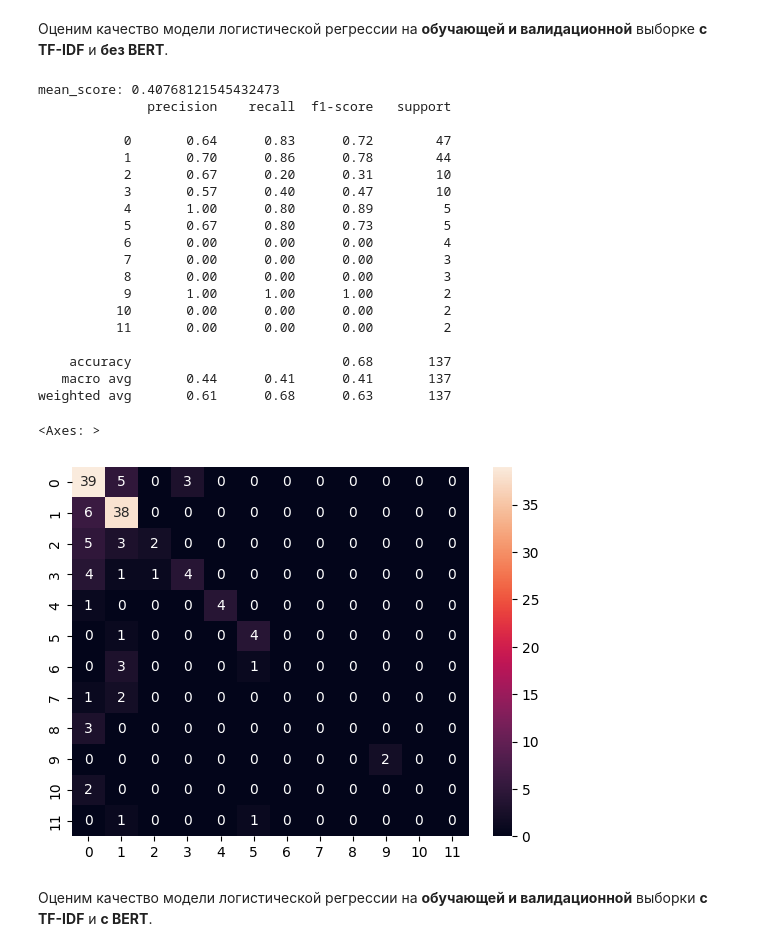
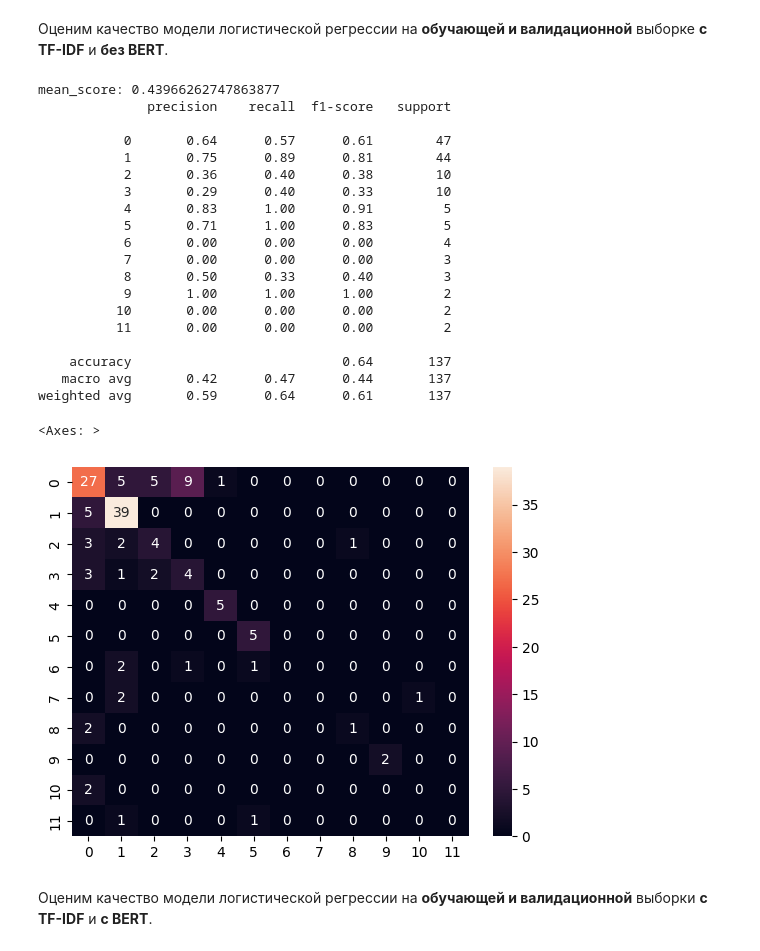
Before and after one commit to Astonish51/GlowByte_NLP_test, a Jupyter notebook: GlowByte_NLP.ipynb, the cells around one changed output. Drawn from its saved outputs; the diff is of its cells as text; code cells hidden in the pictures.

```diff
--- a/GlowByte_NLP.ipynb
+++ b/GlowByte_NLP.ipynb
@@ -562,11 +573,9 @@ tokenizer = AutoTokenizer.from_pretrained(HF, do_lower_case=True)
 model = AutoModel.from_pretrained(HF)
 model.to(device)
 
-scaler = StandardScaler()
+pca_model = PCA(random_state=42)
 
-pca = PCA()
-
-vectorizer = TfidfVectorizer(stop_words='english', lowercase=True, max_features=30000, ngram_range=(1, 4))
+vectorizer = TfidfVectorizer(stop_words='english', lowercase=True, max_features=38000, ngram_range=(1, 4))
 
 scores = []
 
@@ -714,55 +788,55 @@ print(f'mean_score: {np.std(scores_w_bert_clean)}')
 Оценим качество модели логистической регрессии на **обучающей и валидационной** выборке **с TF-IDF** и **без BERT**.
 # %%
 scores_full = []
-model_full = []
 pred_prob_full = []
 
-X_train, X_val, y_train, y_val = dataset_pipeline((train, val),
-                                        (target_train, target_val),
-                                        tokenizer_bert = tokenizer,
-                                        model_bert = model,
-                                        pca = pca,
-                                        tfidf = vectorizer,
-                                        scaler=scaler,
-                                        index_train = index_train,
-                                        index_val = index_val,
-                                        bert=False,
-                                        cv=False)
+X_train, X_val, y_train, y_val, pca, tfidf = dataset_pipeline((train, val),
+                                                              (target_train, target_val),
+                                                              tokenizer_bert=tokenizer,
+                                                              model_bert=model,
+                                                              pca=pca_model,
+                                                              tfidf=vectorizer,
+                                                              index_train=None,
+                                                              index_val=None,
+                                                              bert=False,
+                                                              cv=False)
 
 logit.fit(X_train, y_train)
 y_pred = logit.predict(X_val)
 y_pred_prob = logit.predict_proba(X_val)
 score = f1_score(y_val, y_pred, average='macro')
 
 scores_full.append(score)
-model_full.append(logit)
 pred_prob_full.append(y_pred_prob)
+model_full = deepcopy(logit)
+pca_full = deepcopy(pca)
+tfidf_full = deepcopy(tfidf)
 
 print(f'mean_score: {np.mean(scores_full)}')
 print(classification_report(y_val, y_pred, zero_division=0))
 sns.heatmap(confusion_matrix(y_val, y_pred), annot=True)
 # %% [output]
-mean_score: 0.40768121545432473
+mean_score: 0.43966262747863877
               precision    recall  f1-score   support
 
-           0       0.64      0.83      0.72        47
-           1       0.70      0.86      0.78        44
-           2       0.67      0.20      0.31        10
-           3       0.57      0.40      0.47        10
-           4       1.00      0.80      0.89         5
-           5       0.67      0.80      0.73         5
+           0       0.64      0.57      0.61        47
+           1       0.75      0.89      0.81        44
+           2       0.36      0.40      0.38        10
+           3       0.29      0.40      0.33        10
+           4       0.83      1.00      0.91         5
+           5       0.71      1.00      0.83         5
            6       0.00      0.00      0.00         4
            7       0.00      0.00      0.00         3
-           8       0.00      0.00      0.00         3
+           8       0.50      0.33      0.40         3
            9       1.00      1.00      1.00         2
           10       0.00      0.00      0.00         2
           11       0.00      0.00      0.00         2
 
-    accuracy                           0.68       137
-   macro avg       0.44      0.41      0.41       137
-weighted avg       0.61      0.68      0.63       137
+    accuracy                           0.64       137
+   macro avg       0.42      0.47      0.44       137
+weighted avg       0.59      0.64      0.61       137
 <Axes: >
-[figure, old version]
+[figure, new version]
 # %% [markdown]
 Оценим качество модели логистической регрессии на **обучающей и валидационной** выборки **с TF-IDF** и **с BERT**.
 # %%
```
Also changed, not shown: parts of 169 cells of this notebook.
